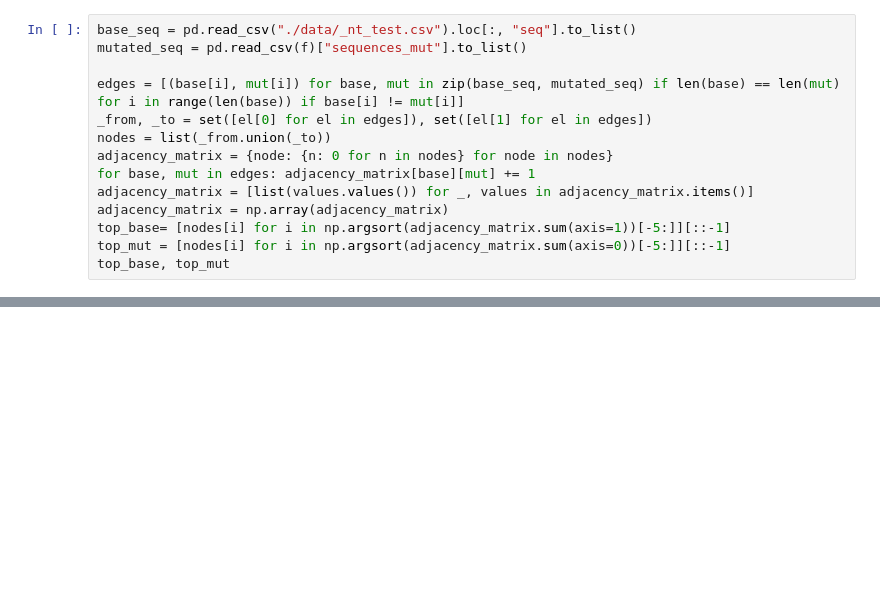
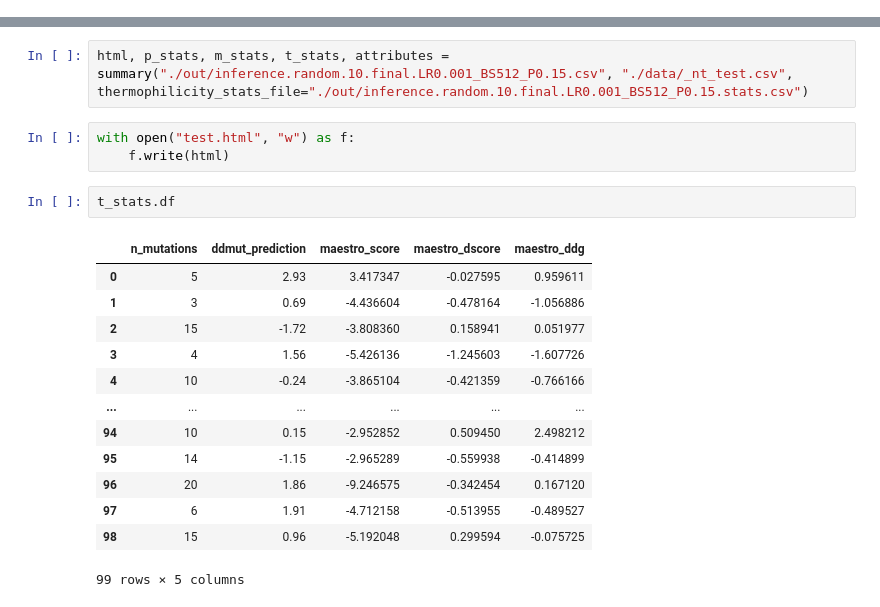
Before and after one commit to AxelGiottonini/Mutator, a Jupyter notebook: infered.ipynb, the cells around one changed output, grey strips where cells are left out. Saved outputs shown, nothing was run; the diff lists cells and outputs as text; blank space fills up the shorter version.

Commit message:
Summary Writer

```diff
--- a/infered.ipynb
+++ b/infered.ipynb
@@ -64,14 +18,0 @@ print(stats.to_latex(float_format="{:.2f}".format))
-# %%
-base_seq = pd.read_csv("./data/_nt_test.csv").loc[:, "seq"].to_list()
-mutated_seq = pd.read_csv(f)["sequences_mut"].to_list()
-
-edges = [(base[i], mut[i]) for base, mut in zip(base_seq, mutated_seq) if len(base) == len(mut) for i in range(len(base)) if base[i] != mut[i]]
-_from, _to = set([el[0] for el in edges]), set([el[1] for el in edges])
-nodes = list(_from.union(_to))
-adjacency_matrix = {node: {n: 0 for n in nodes} for node in nodes}
-for base, mut in edges: adjacency_matrix[base][mut] += 1
-adjacency_matrix = [list(values.values()) for _, values in adjacency_matrix.items()]
-adjacency_matrix = np.array(adjacency_matrix)
-top_base= [nodes[i] for i in np.argsort(adjacency_matrix.sum(axis=1))[-5:]][::-1]
-top_mut = [nodes[i] for i in np.argsort(adjacency_matrix.sum(axis=0))[-5:]][::-1]
-top_base, top_mut
@@ -128,0 +372,21 @@ validation & 0.001 & 512 & 0.150 & 10 & 0.251 & 0.062 & 0.148 & 0.348 & 0.875 \\
+# %%
+html, p_stats, m_stats, t_stats, attributes = summary("./out/inference.random.10.final.LR0.001_BS512_P0.15.csv", "./data/_nt_test.csv", thermophilicity_stats_file="./out/inference.random.10.final.LR0.001_BS512_P0.15.stats.csv")
+# %%
+with open("test.html", "w") as f:
+    f.write(html)
+# %%
+t_stats.df
+# %% [output]
+|  | n_mutations | ddmut_prediction | maestro_score | maestro_dscore | maestro_ddg |
+| 0 | 5 | 2.93 | 3.417347 | -0.027595 | 0.959611 |
+| 1 | 3 | 0.69 | -4.436604 | -0.478164 | -1.056886 |
+| 2 | 15 | -1.72 | -3.808360 | 0.158941 | 0.051977 |
+| 3 | 4 | 1.56 | -5.426136 | -1.245603 | -1.607726 |
+| 4 | 10 | -0.24 | -3.865104 | -0.421359 | -0.766166 |
+| ... | ... | ... | ... | ... | ... |
+| 94 | 10 | 0.15 | -2.952852 | 0.509450 | 2.498212 |
+| 95 | 14 | -1.15 | -2.965289 | -0.559938 | -0.414899 |
+| 96 | 20 | 1.86 | -9.246575 | -0.342454 | 0.167120 |
+| 97 | 6 | 1.91 | -4.712158 | -0.513955 | -0.489527 |
+| 98 | 15 | 0.96 | -5.192048 | 0.299594 | -0.075725 |
+99 rows × 5 columns
```
Also changed, not shown: parts of 9 cells of this notebook, 3 other files.
